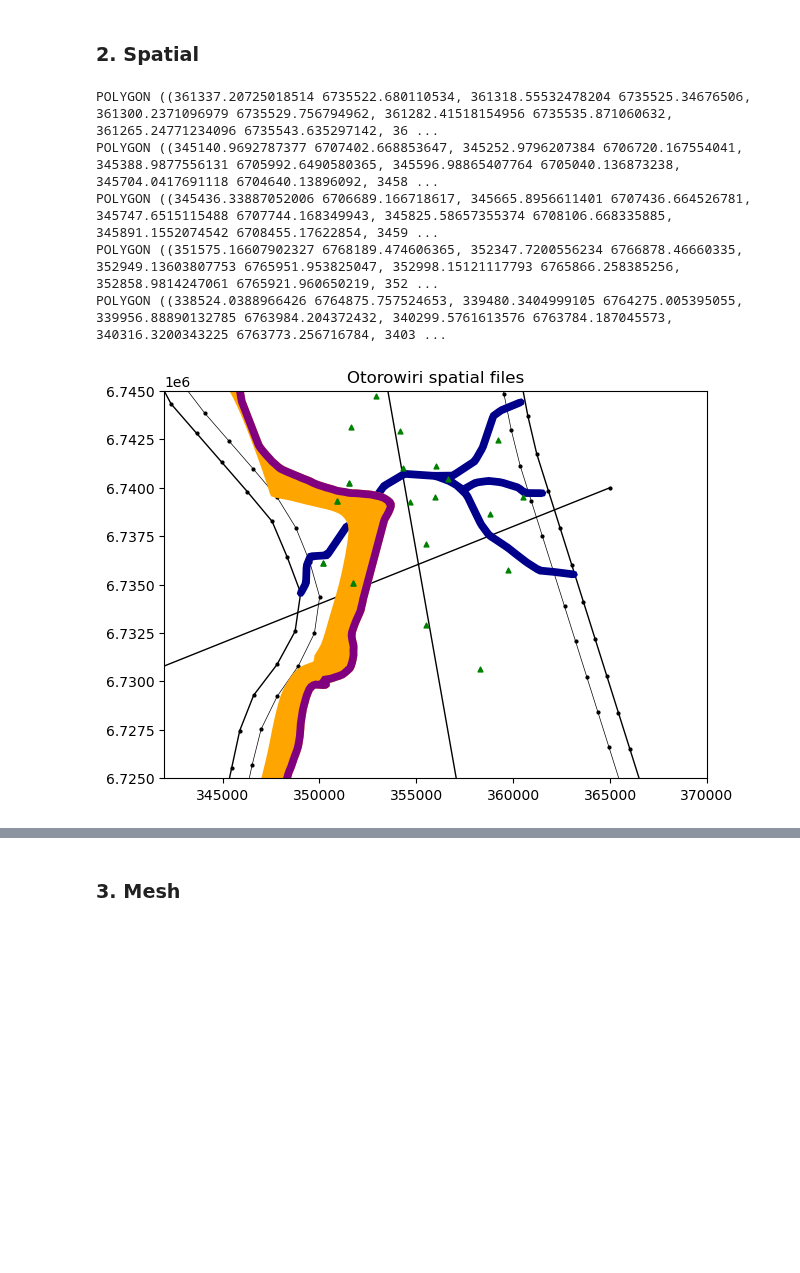
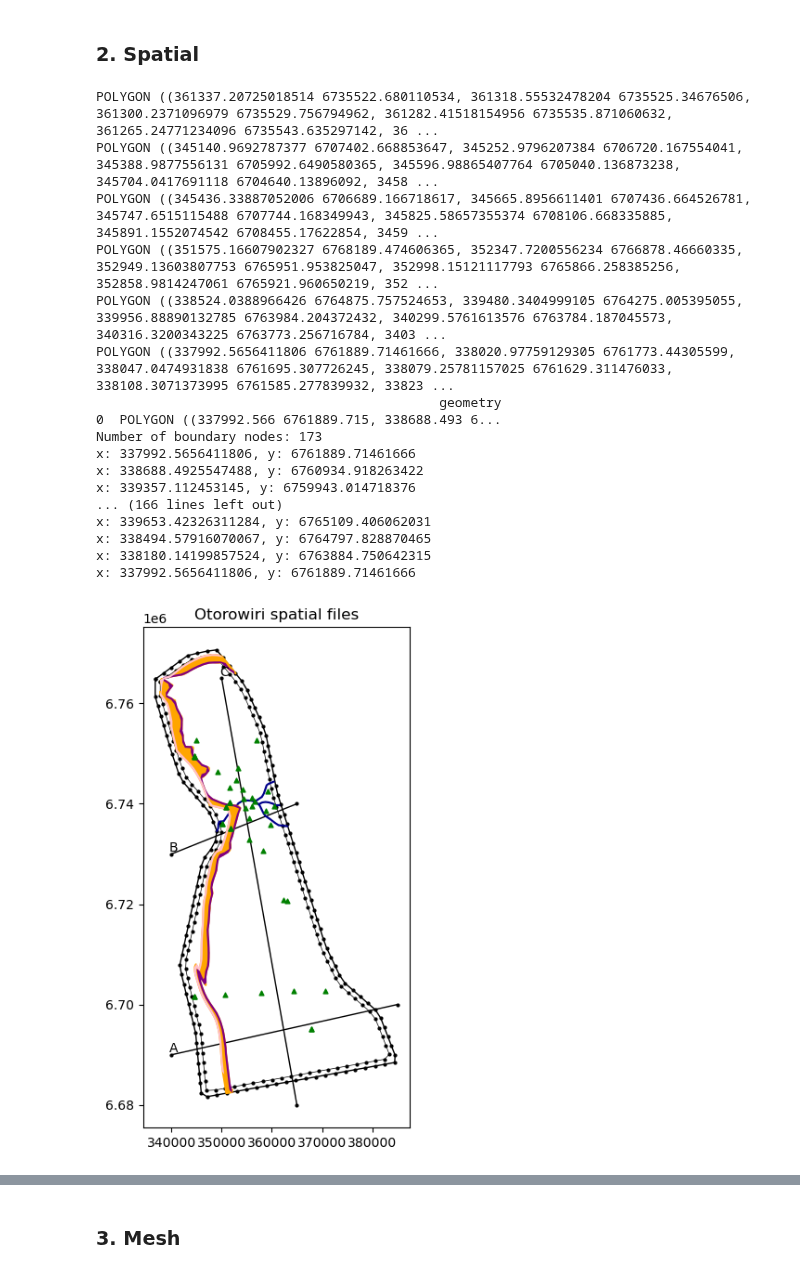
Before and after one commit to malvina-chmielarski/Otorowiri, a Jupyter notebook: scripts/Otorowiri_main.ipynb, the cells around one changed output, grey strips where cells are left out. Cells and saved outputs as stored; diff of their text form; code cells hidden in the pictures; blank space fills up the shorter version.

Commit message:
updates to try get working structural model

```diff
--- a/scripts/Otorowiri_main.ipynb
+++ b/scripts/Otorowiri_main.ipynb
@@ -70,36 +67,48 @@ process_spatial.geo_bores(spatial)
 process_spatial.obs_bores(spatial)
 process_spatial.pump_bores(spatial)
 process_spatial.arrow(spatial, node_spacing = 200, buffer_distance = 200, threshold = 100)
 #process_spatial.rivers(spatial, node_spacing = 200, buffer_distance = 200, threshold = 100)
 process_spatial.outcrop(spatial, node_spacing = 200, buffer_distance = 200, threshold = 100)
-process_spatial.lithology_boundary(spatial, node_spacing = 200, buffer_distance = 200, threshold = 100)
+process_spatial.geo_boundaries(spatial, node_spacing = 1200, buffer_distance = 200, threshold = 100) #gives 203 nodes for OP and 173 for YO
 
 spatial.xsection_names = ['A', 'B', 'C']
 spatial.xsections = [
                      [(340000, 6690000),(385000, 6700000)],
                      [(340000, 6730000),(365000, 6740000)],
                      [(350000, 6765000),(365000, 6680000)]
                      ]
 
 extent = [[342000, 370000],[6725000, 6745000]] # extent[[x0,x1], [y0,y1]]
 process_spatial.plot_spatial(spatial,
                  labels = False, # Bore ids
                  obsbores = False,
                  pumpbores = False,
                  geobores = True,
                  rivers = False, # thre three river
                  arrow = True, # Just arrowsmith
                  outcrop = True,
                  xsections = True,
-                 extent = extent # Just hash out to see the whole model
+                 #extent = extent # Just hash out to see the whole model
                  )
 # %% [output]
 POLYGON ((361337.20725018514 6735522.680110534, 361318.55532478204 6735525.34676506, 361300.2371096979 6735529.756794962, 361282.41518154956 6735535.871060632, 361265.24771234096 6735543.635297142, 36 ...
 POLYGON ((345140.9692787377 6707402.668853647, 345252.9796207384 6706720.167554041, 345388.9877556131 6705992.6490580365, 345596.98865407764 6705040.136873238, 345704.0417691118 6704640.13896092, 3458 ...
 POLYGON ((345436.33887052006 6706689.166718617, 345665.8956611401 6707436.664526781, 345747.6515115488 6707744.168349943, 345825.58657355374 6708106.668335885, 345891.1552074542 6708455.17622854, 3459 ...
 POLYGON ((351575.16607902327 6768189.474606365, 352347.7200556234 6766878.46660335, 352949.13603807753 6765951.953825047, 352998.15121117793 6765866.258385256, 352858.9814247061 6765921.960650219, 352 ...
 POLYGON ((338524.0388966426 6764875.757524653, 339480.3404999105 6764275.005395055, 339956.88890132785 6763984.204372432, 340299.5761613576 6763784.187045573, 340316.3200343225 6763773.256716784, 3403 ...
+POLYGON ((337992.5656411806 6761889.71461666, 338020.97759129305 6761773.44305599, 338047.0474931838 6761695.307726245, 338079.25781157025 6761629.311476033, 338108.3071373995 6761585.277839932, 33823 ...
+                                            geometry
+0  POLYGON ((337992.566 6761889.715, 338688.493 6...
+Number of boundary nodes: 173
+x: 337992.5656411806, y: 6761889.71461666
+x: 338688.4925547488, y: 6760934.918263422
+x: 339357.112453145, y: 6759943.014718376
+... (166 lines left out)
+x: 339653.42326311284, y: 6765109.406062031
+x: 338494.57916070067, y: 6764797.828870465
+x: 338180.14199857524, y: 6763884.750642315
+x: 337992.5656411806, y: 6761889.71461666
-[figure, old version]
+[figure, new version]
 # %%
 m = spatial.obsbore_gdf.explore()#location=[-31.4, 115.8], zoom_start=11, popup = 'ID')
 #m = folium.Map(location=[52.0, 4.0], zoom_start=6)
```
Also changed, not shown: parts of 13 cells of this notebook, 6 other files.
